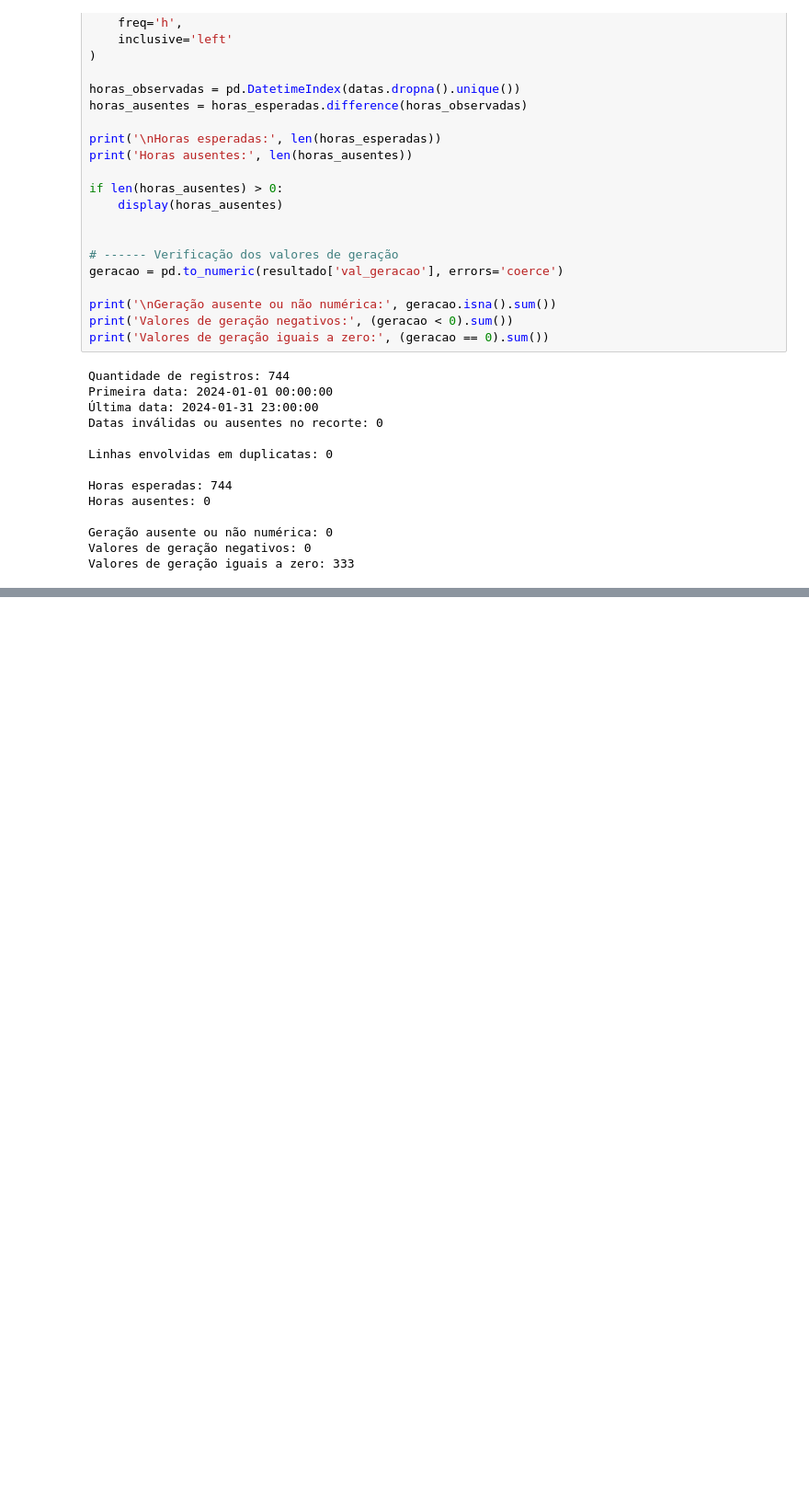
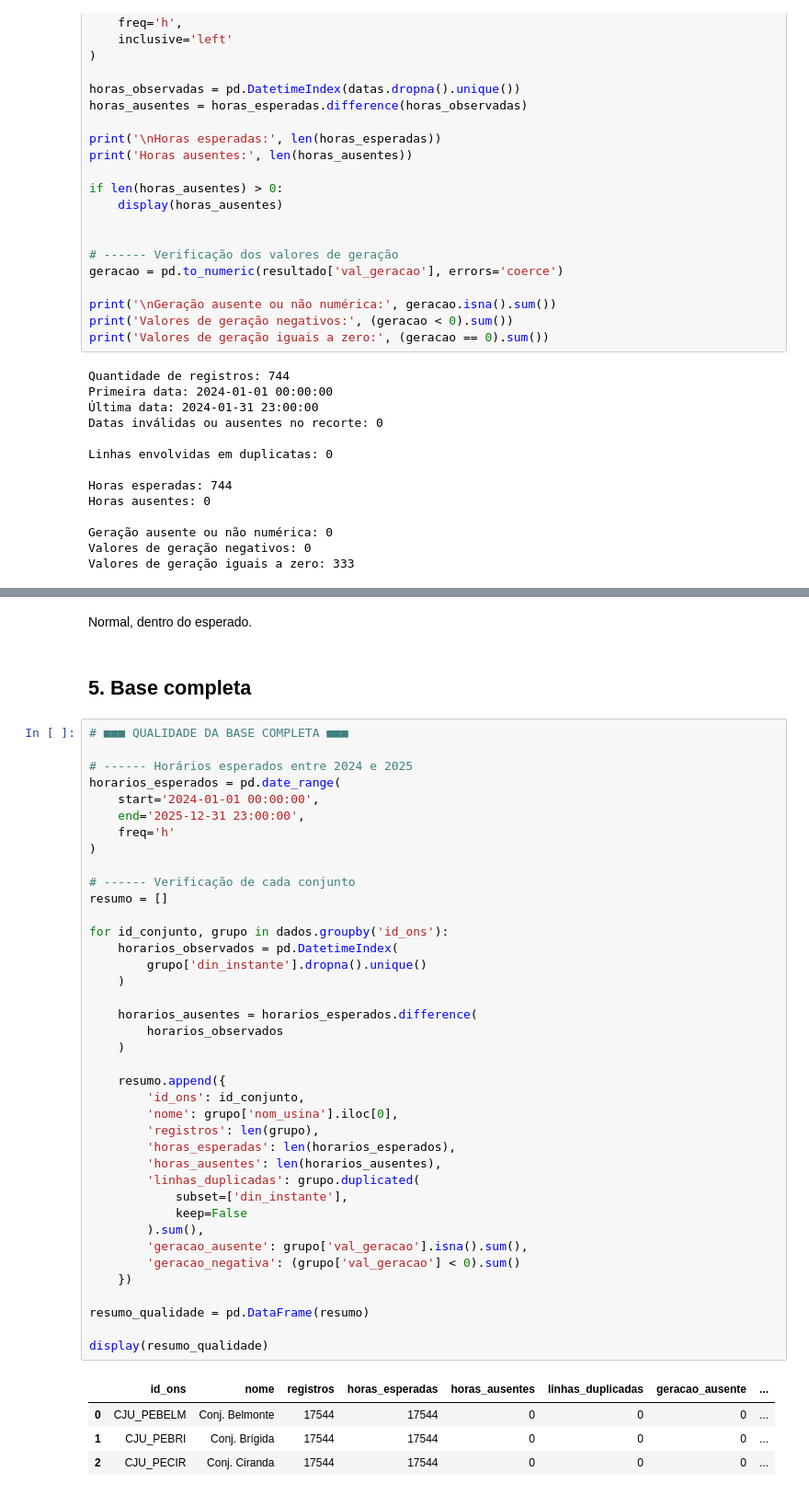
Before and after one commit to MiguelFreire-bit/previsao-geracao-solar-ons, a Jupyter notebook: notebooks/01_entendimento_dos_dados.ipynb, the cells around one changed output, grey strips where cells are left out. Shown at 92% size. Drawn from its saved outputs; the diff is of its cells as text; blank space fills up the shorter version.

```diff
--- a/notebooks/01_entendimento_dos_dados.ipynb
+++ b/notebooks/01_entendimento_dos_dados.ipynb
@@ -180,0 +292,48 @@ Valores de geração iguais a zero: 333
+# %% [markdown]
+Normal, dentro do esperado.
+# %% [markdown]
+## 5. Base completa
+# %%
+# ■■■ QUALIDADE DA BASE COMPLETA ■■■
+
+# ------ Horários esperados entre 2024 e 2025
+horarios_esperados = pd.date_range(
+    start='2024-01-01 00:00:00',
+    end='2025-12-31 23:00:00',
+    freq='h'
+)
+
+# ------ Verificação de cada conjunto
+resumo = []
+
+for id_conjunto, grupo in dados.groupby('id_ons'):
+    horarios_observados = pd.DatetimeIndex(
+        grupo['din_instante'].dropna().unique()
+    )
+
+    horarios_ausentes = horarios_esperados.difference(
+        horarios_observados
+    )
+
+    resumo.append({
+        'id_ons': id_conjunto,
+        'nome': grupo['nom_usina'].iloc[0],
+        'registros': len(grupo),
+        'horas_esperadas': len(horarios_esperados),
+        'horas_ausentes': len(horarios_ausentes),
+        'linhas_duplicadas': grupo.duplicated(
+            subset=['din_instante'],
+            keep=False
+        ).sum(),
+        'geracao_ausente': grupo['val_geracao'].isna().sum(),
+        'geracao_negativa': (grupo['val_geracao'] < 0).sum()
+    })
+
+resumo_qualidade = pd.DataFrame(resumo)
+
+display(resumo_qualidade)
+# %% [output]
+|  | id_ons | nome | registros | horas_esperadas | horas_ausentes | linhas_duplicadas | geracao_ausente | ... |
+| 0 | CJU_PEBELM | Conj. Belmonte | 17544 | 17544 | 0 | 0 | 0 | ... |
+| 1 | CJU_PEBRI | Conj. Brígida | 17544 | 17544 | 0 | 0 | 0 | ... |
+| 2 | CJU_PECIR | Conj. Ciranda | 17544 | 17544 | 0 | 0 | 0 | ... |
```
Also changed, not shown: parts of 15 cells of this notebook, 1 other file.
